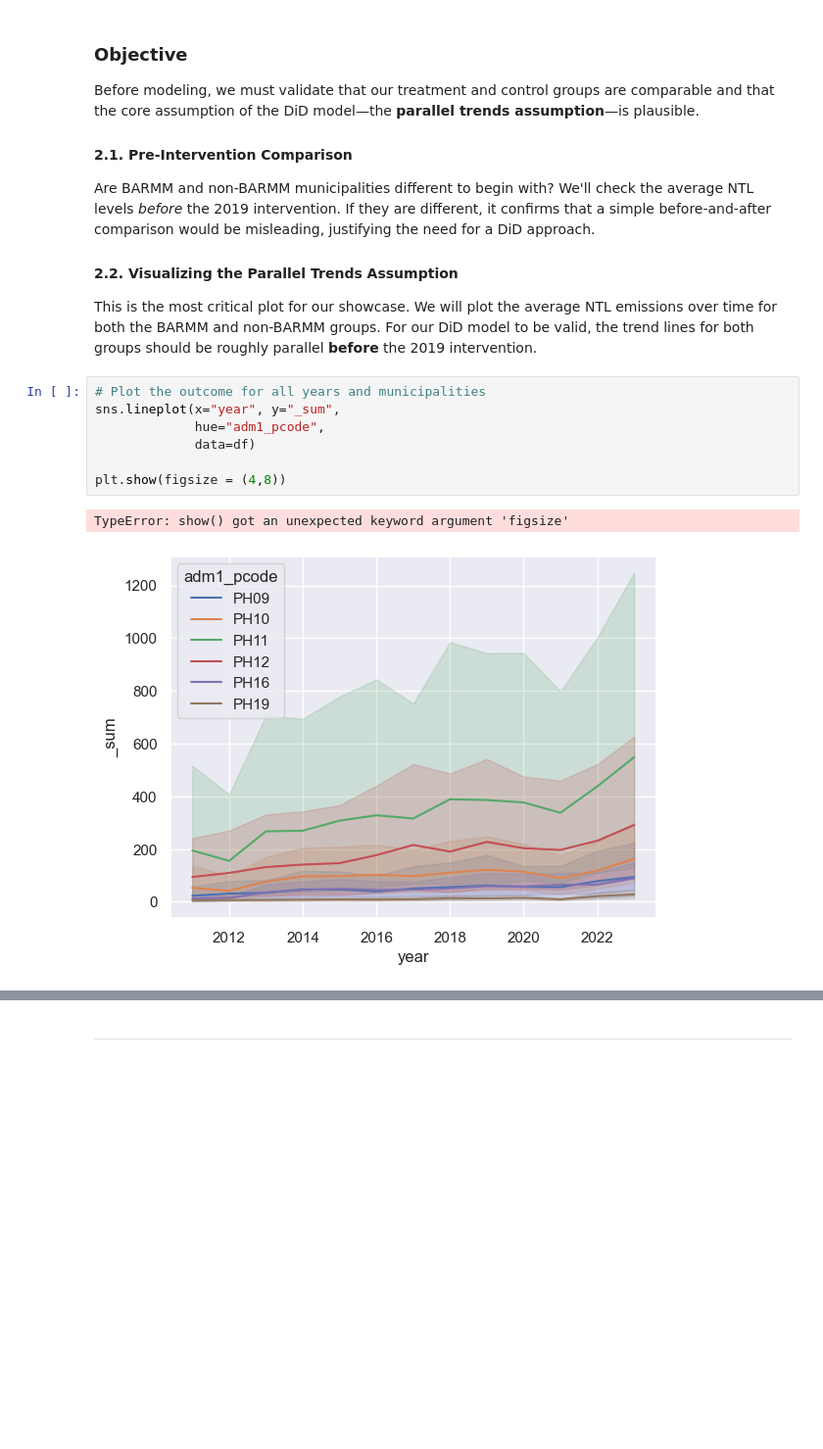
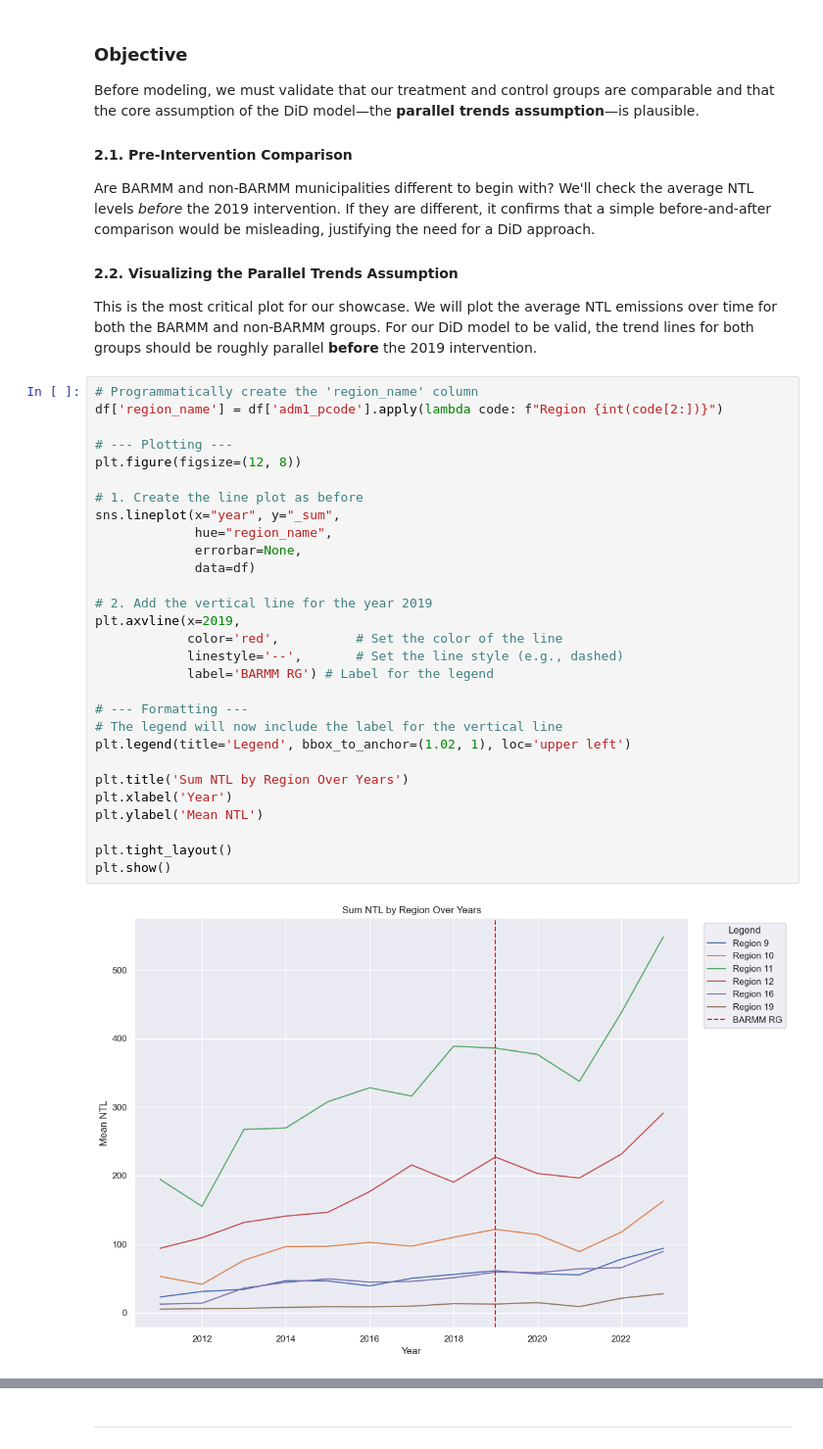
Before and after one commit to Auxes1s/did-barmm-regional-government, a Jupyter notebook: notebooks/Effect_of_BARMM_RG_on_Night_time_lights.ipynb, the cells around one changed output, grey strips where cells are left out. Shown at 98% size. Cells and saved outputs as stored; diff of their text form; blank space fills up the shorter version.

Commit message:
finished time series plots

```diff
--- a/notebooks/Effect_of_BARMM_RG_on_Night_time_lights.ipynb
+++ b/notebooks/Effect_of_BARMM_RG_on_Night_time_lights.ipynb
@@ -349,13 +365,34 @@ Are BARMM and non-BARMM municipalities different to begin with? We'll check the
 
 #### **2.2. Visualizing the Parallel Trends Assumption**
 This is the most critical plot for our showcase. We will plot the average NTL emissions over time for both the BARMM and non-BARMM groups. For our DiD model to be valid, the trend lines for both groups should be roughly parallel **before** the 2019 intervention.
-# %%
-# Plot the outcome for all years and municipalities
-sns.lineplot(x="year", y="_sum",
-             hue="adm1_pcode",
-             data=df)
-
-plt.show(figsize = (4,8))
-# %% [output]
-TypeError: show() got an unexpected keyword argument 'figsize'
-[figure, removed]
+# %%
+# Programmatically create the 'region_name' column
+df['region_name'] = df['adm1_pcode'].apply(lambda code: f"Region {int(code[2:])}")
+
+# --- Plotting ---
+plt.figure(figsize=(12, 8))
+
+# 1. Create the line plot as before
+sns.lineplot(x="year", y="_sum",
+             hue="region_name",
+             errorbar=None,
+             data=df)
+
+# 2. Add the vertical line for the year 2019
+plt.axvline(x=2019,
+            color='red',          # Set the color of the line
+            linestyle='--',       # Set the line style (e.g., dashed)
+            label='BARMM RG') # Label for the legend
+
+# --- Formatting ---
+# The legend will now include the label for the vertical line
+plt.legend(title='Legend', bbox_to_anchor=(1.02, 1), loc='upper left')
+
+plt.title('Sum NTL by Region Over Years')
+plt.xlabel('Year')
+plt.ylabel('Mean NTL')
+
+plt.tight_layout()
+plt.show()
+# %% [output]
+[figure, added]
```
Also changed, not shown: parts of 2 cells of this notebook.
